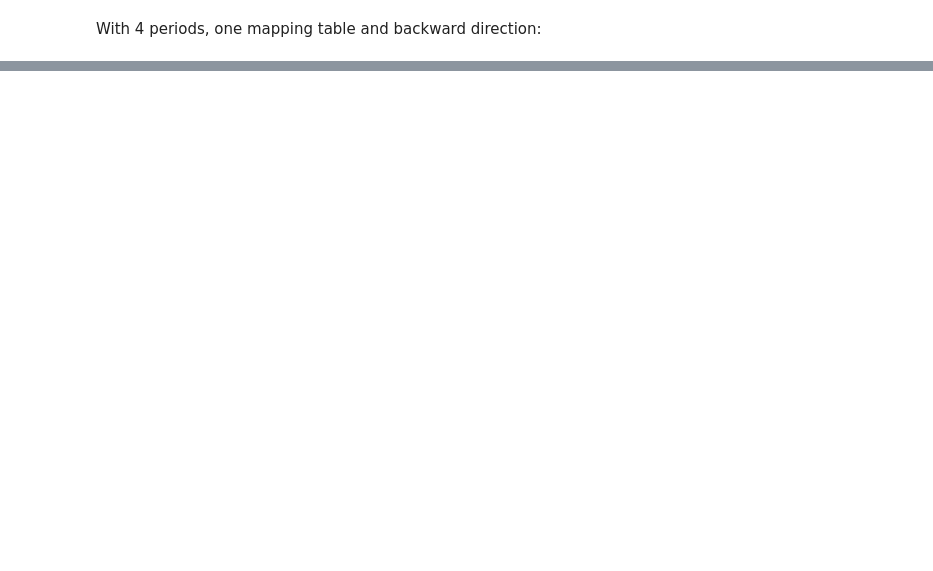
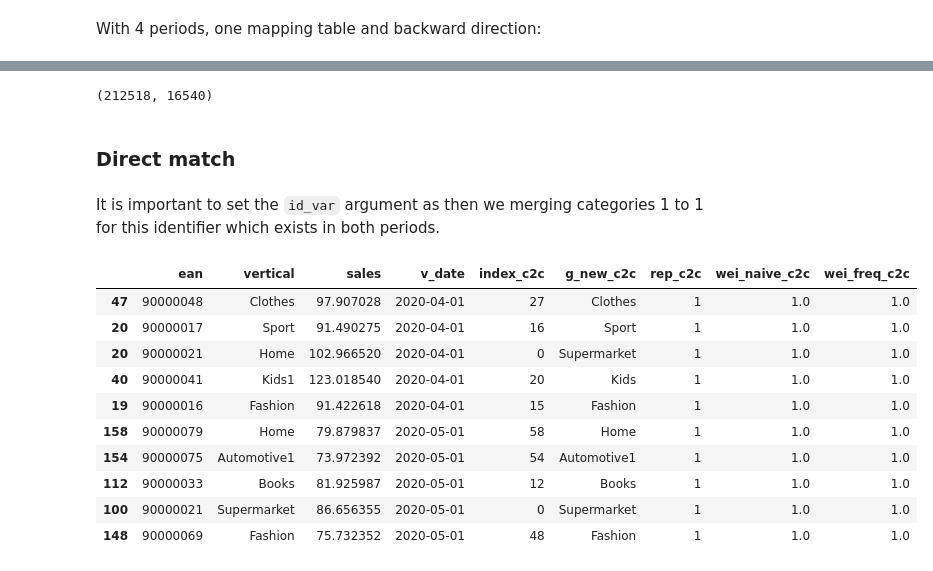
Before and after one commit to Polkas/py-cat2cat, a Jupyter notebook: docs/example.ipynb, the cells around one changed output, grey strips where cells are left out. Cells and saved outputs as stored; diff of their text form; code cells hidden in the pictures; blank space fills up the shorter version.

```diff
--- a/docs/example.ipynb
+++ b/docs/example.ipynb
@@ -147,0 +161,15 @@ The graphs present how the `cat2cat` function (and the underlying procedure) wor
+# %%
+from cat2cat.cat2cat_utils import prune_c2c
+from numpy import arange, argmax
+
+# prune_c2c
+# highest1 leave only one observation with the highest probability for each orginal one
+(o_2006_n.shape[0],
+ prune_c2c(o_2006_n, lambda x: arange(len(x)) == argmax(x)).shape[0])
+# %% [output]
+(212518, 16540)
+# %% [markdown]
+### Direct match
+# %% [markdown]
+It is important to set the `id_var` argument as then we merging categories 1 to 1
+for this identifier which exists in both periods.
@@ -147,0 +184,26 @@ The graphs present how the `cat2cat` function (and the underlying procedure) wor
+# %%
+data = cat2cat_data(
+  old = vert_old, new = vert_new, id_var = "ean",
+  cat_var_old = "vertical", cat_var_new = "vertical", time_var = "v_date"
+)
+mappings = cat2cat_mappings(trans_v, "backward")
+
+verts = cat2cat(
+  data = data,
+  mappings = mappings
+)
+
+data_final = concat([verts["old"], verts["new"]])
+data_final.groupby(["v_date"]).sample(5)
+# %% [output]
+|  | ean | vertical | sales | v_date | index_c2c | g_new_c2c | rep_c2c | wei_naive_c2c | wei_freq_c2c |
+| 47 | 90000048 | Clothes | 97.907028 | 2020-04-01 | 27 | Clothes | 1 | 1.0 | 1.0 |
+| 20 | 90000017 | Sport | 91.490275 | 2020-04-01 | 16 | Sport | 1 | 1.0 | 1.0 |
+| 20 | 90000021 | Home | 102.966520 | 2020-04-01 | 0 | Supermarket | 1 | 1.0 | 1.0 |
+| 40 | 90000041 | Kids1 | 123.018540 | 2020-04-01 | 20 | Kids | 1 | 1.0 | 1.0 |
+| 19 | 90000016 | Fashion | 91.422618 | 2020-04-01 | 15 | Fashion | 1 | 1.0 | 1.0 |
+| 158 | 90000079 | Home | 79.879837 | 2020-05-01 | 58 | Home | 1 | 1.0 | 1.0 |
+| 154 | 90000075 | Automotive1 | 73.972392 | 2020-05-01 | 54 | Automotive1 | 1 | 1.0 | 1.0 |
+| 112 | 90000033 | Books | 81.925987 | 2020-05-01 | 12 | Books | 1 | 1.0 | 1.0 |
+| 100 | 90000021 | Supermarket | 86.656355 | 2020-05-01 | 0 | Supermarket | 1 | 1.0 | 1.0 |
+| 148 | 90000069 | Fashion | 75.732352 | 2020-05-01 | 48 | Fashion | 1 | 1.0 | 1.0 |
```
Also changed, not shown: parts of 16 cells of this notebook, 12 other files.
